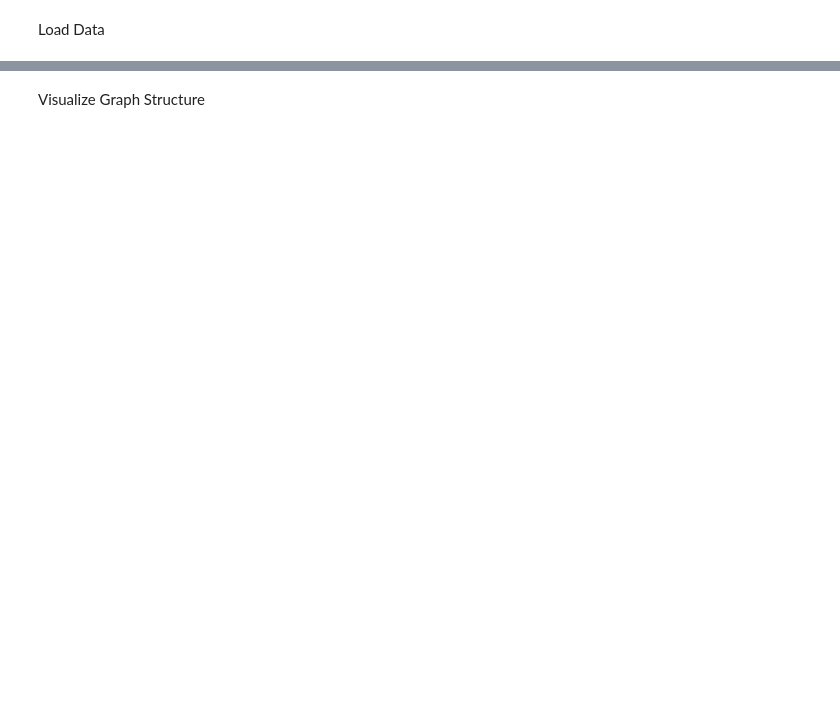
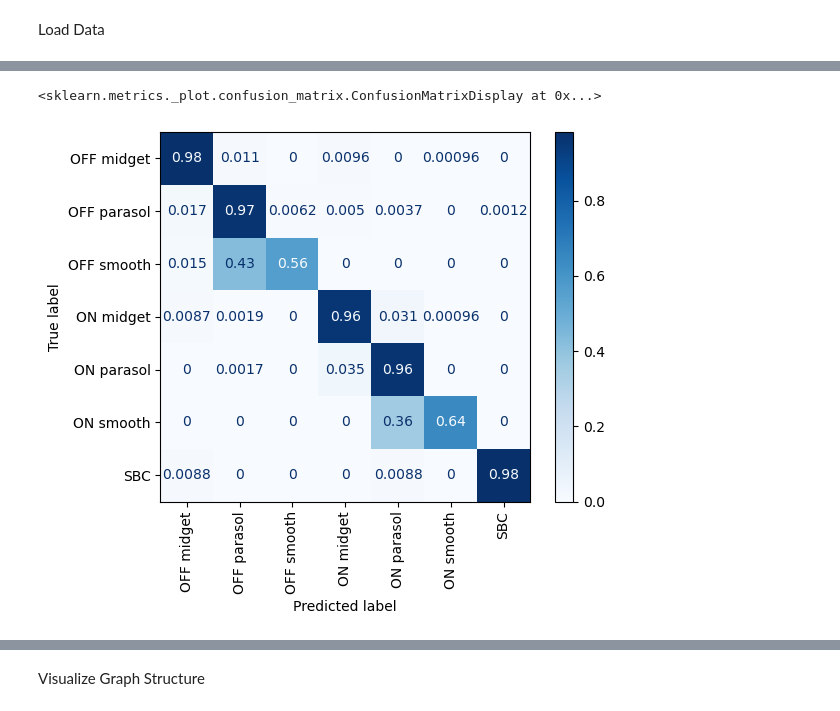
Before and after one commit to bhofflich/cell_matching, a Jupyter notebook: scripts/gnn_test.ipynb, the cells around one changed output, grey strips where cells are left out. Cells and saved outputs as stored; diff of their text form; code cells hidden in the pictures; blank space fills up the shorter version.

```diff
--- a/scripts/gnn_test.ipynb
+++ b/scripts/gnn_test.ipynb
@@ -13,0 +95,20 @@ mat_data = loadmat(path)
+# %%
+#SVM classification
+from sklearn.svm import SVC
+from sklearn.model_selection import train_test_split
+from sklearn.metrics import confusion_matrix
+from sklearn.metrics import plot_confusion_matrix
+
+#Split the data into training and testing sets
+X_train, X_test, y_train, y_test = train_test_split(np.hstack([acf_pca,tc_pca, tc_all_pca]), labels, test_size=0.33, random_state=42)
+
+#Train the SVM
+clf = SVC(kernel='linear')
+clf.fit(X_train, y_train)
+
+#Test the SVM
+y_pred = clf.predict(X_test)
+plot_confusion_matrix(clf, X_test, y_test, cmap=plt.cm.Blues, normalize='true', xticks_rotation='vertical')
+# %% [output]
+<sklearn.metrics._plot.confusion_matrix.ConfusionMatrixDisplay at 0x...>
+[figure, added]
```
Also changed, not shown: parts of 24 cells of this notebook, 4 other files.
